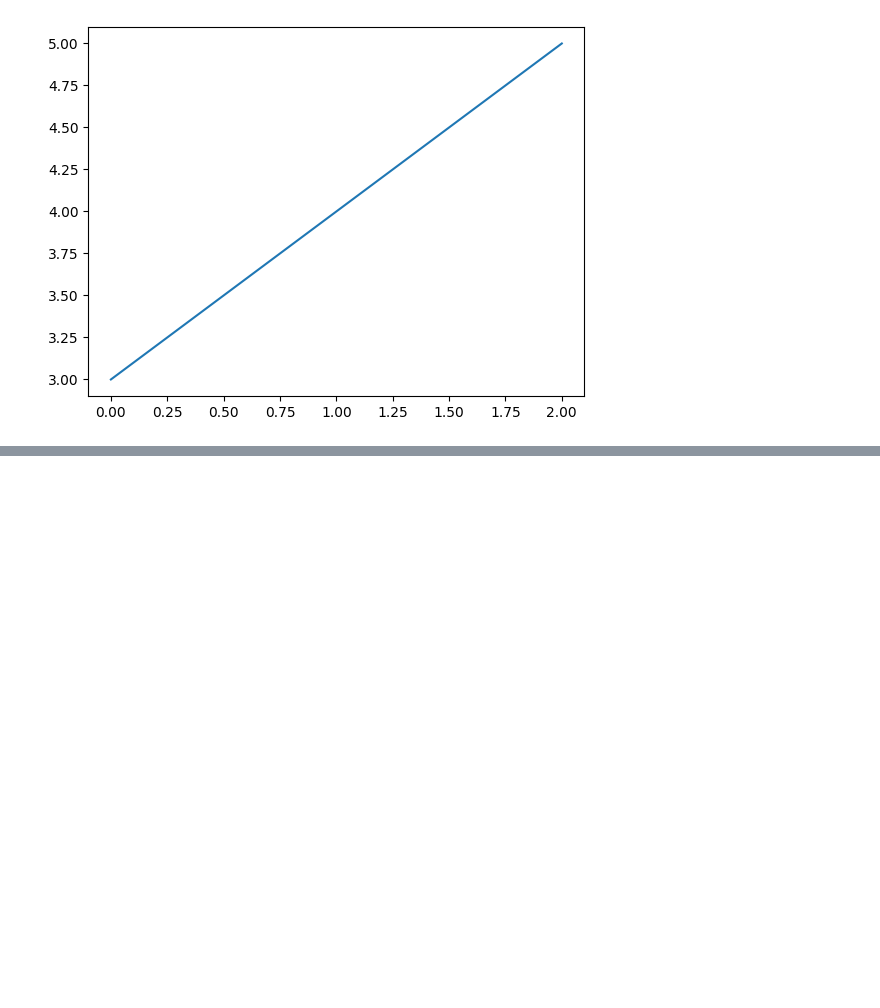
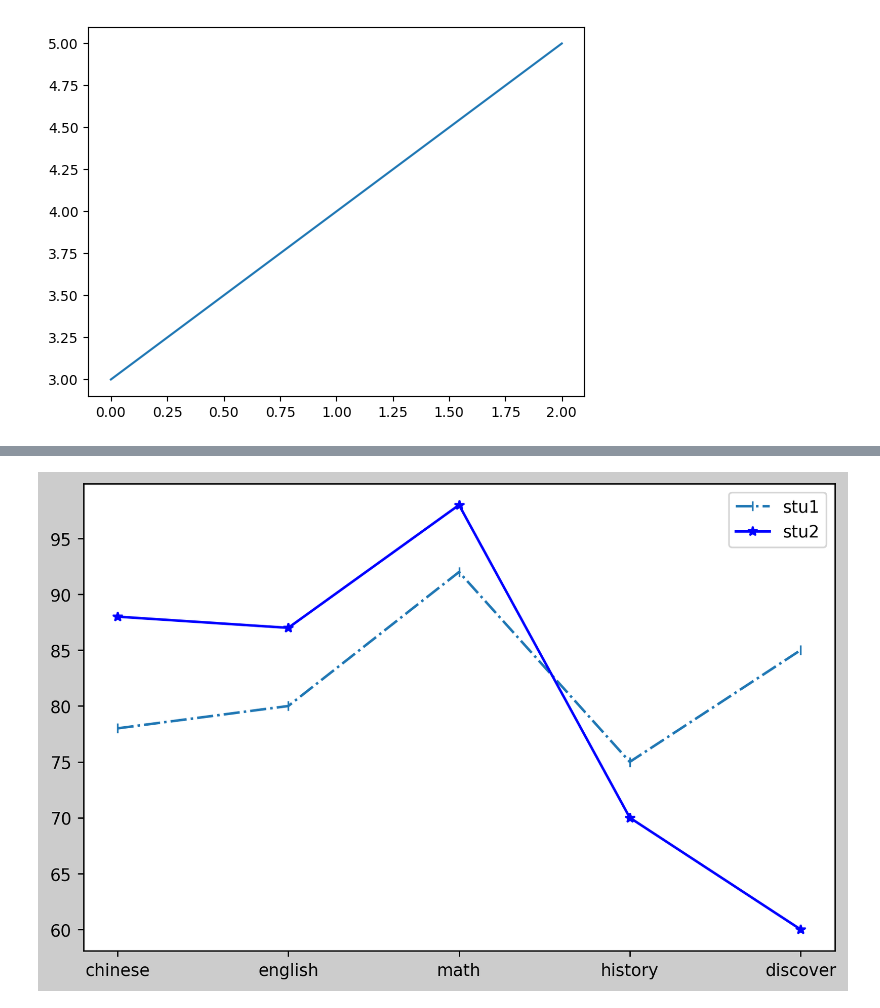
Before and after one commit to ElenaTsai/2023_07_27, a Jupyter notebook: lesson14_1.ipynb, the cells around one changed output, grey strips where cells are left out. Saved outputs shown, nothing was run; the diff lists cells and outputs as text; code cells hidden in the pictures; blank space fills up the shorter version.

```diff
--- a/lesson14_1.ipynb
+++ b/lesson14_1.ipynb
@@ -96,0 +119,15 @@ plt.show()
+# %%
+student1 = {'chinese':78, 'english':80, 'math':92, 'history':75, 'discover':85}
+student1.keys()
+student1.values()
+
+figure=plt.figure(figsize=(8,5),dpi=250,facecolor="#cccccc")
+axes1=figure.add_subplot()
+axes1.plot(student1.keys(),student1.values(),"|-.",label="stu1")
+
+student2={"chinese":88,"english":87,"math":98,"history":70,"discover":60}
+axes1.plot(student2.values(),"b-*",label="stu2")
+axes1.legend()
+plt.show()
+# %% [output]
+[figure, added]
```
Also changed, not shown: parts of 3 cells of this notebook, 1 other file.
